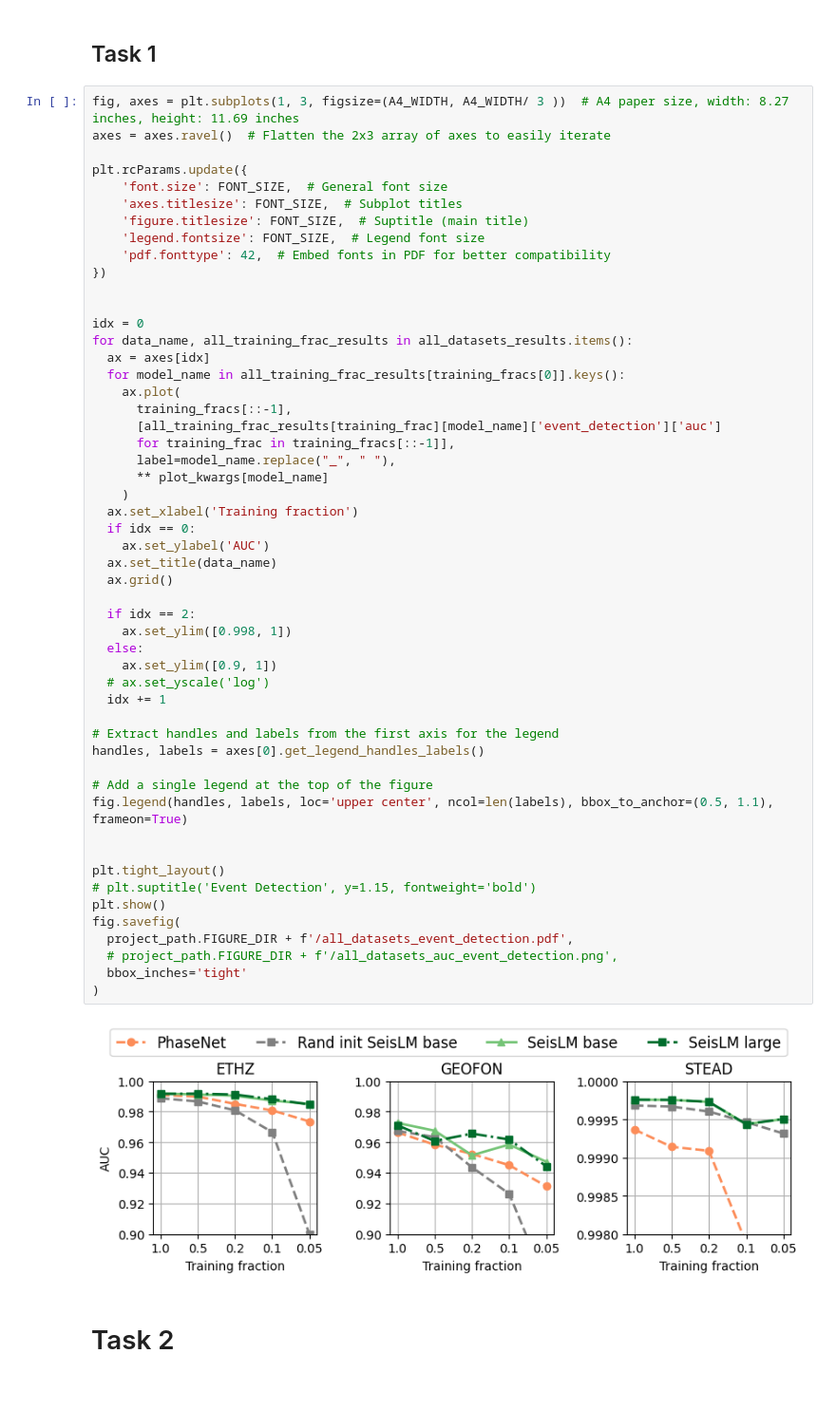
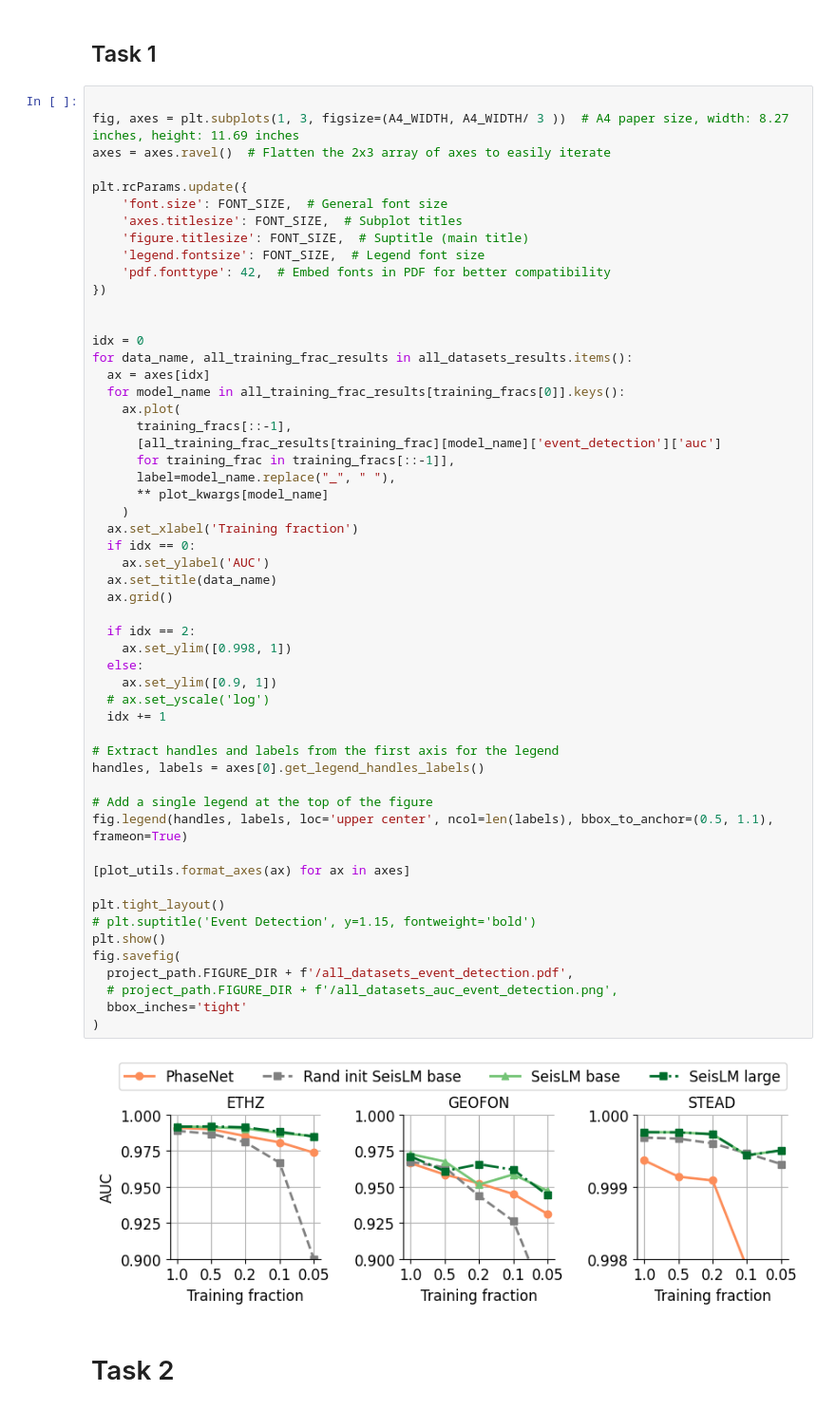
Before and after one commit to liutianlin0121/seisLM, a Jupyter notebook: notebooks/phasepick/phasepick-plot-results-multi-datasets.ipynb, the cells around one changed output. Shown at 95% size. Drawn from its saved outputs; the diff is of its cells as text.

Commit message:
updated phasepick visualization; finalize shock-classification runs

```diff
--- a/notebooks/phasepick/phasepick-plot-results-multi-datasets.ipynb
+++ b/notebooks/phasepick/phasepick-plot-results-multi-datasets.ipynb
@@ -62,6 +62,7 @@ FONT_SIZE = 12
 # %% [markdown]
 ## Task 1
 # %%
+
 fig, axes = plt.subplots(1, 3, figsize=(A4_WIDTH, A4_WIDTH/ 3 ))  # A4 paper size, width: 8.27 inches, height: 11.69 inches
 axes = axes.ravel()  # Flatten the 2x3 array of axes to easily iterate
 
@@ -87,34 +88,35 @@ for data_name, all_training_frac_results in all_datasets_results.items():
     )
   ax.set_xlabel('Training fraction')
   if idx == 0:
     ax.set_ylabel('AUC')
   ax.set_title(data_name)
   ax.grid()
 
   if idx == 2:
     ax.set_ylim([0.998, 1])
   else:
     ax.set_ylim([0.9, 1])
   # ax.set_yscale('log')
   idx += 1
 
 # Extract handles and labels from the first axis for the legend
 handles, labels = axes[0].get_legend_handles_labels()
 
 # Add a single legend at the top of the figure
 fig.legend(handles, labels, loc='upper center', ncol=len(labels), bbox_to_anchor=(0.5, 1.1), frameon=True)
 
+[plot_utils.format_axes(ax) for ax in axes]
 
 plt.tight_layout()
 # plt.suptitle('Event Detection', y=1.15, fontweight='bold')
 plt.show()
 fig.savefig(
   project_path.FIGURE_DIR + f'/all_datasets_event_detection.pdf',
   # project_path.FIGURE_DIR + f'/all_datasets_auc_event_detection.png',
   bbox_inches='tight'
 )
 # %% [output]
-[figure, old version]
+[figure, new version]
 # %% [markdown]
 # Task 2
 # %%
```
Also changed, not shown: parts of 3 cells of this notebook, 6 other files.
